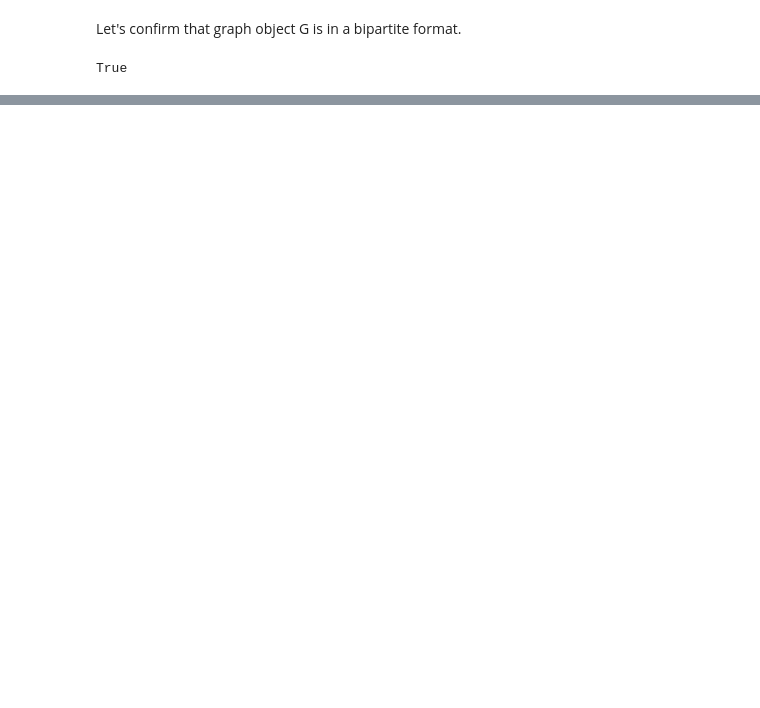
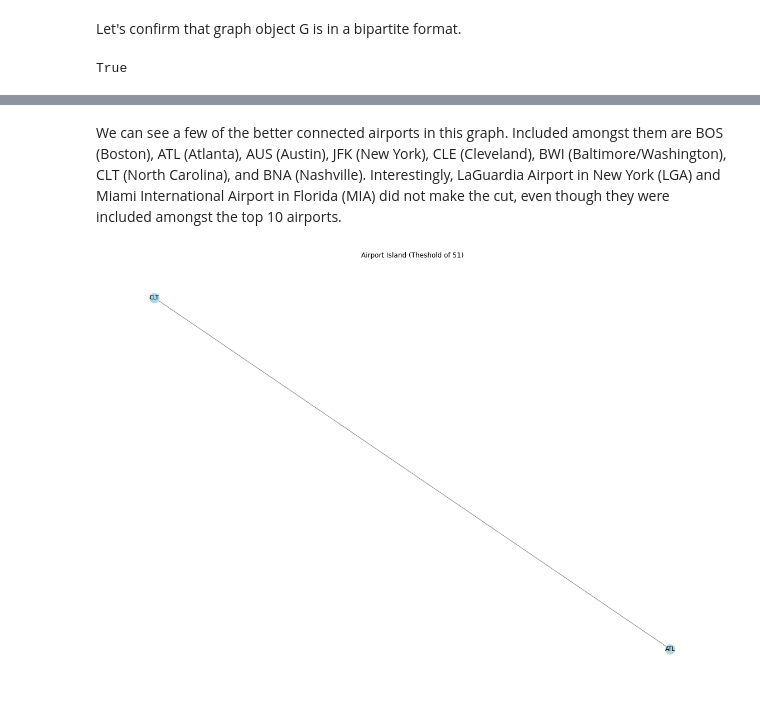
Before and after one commit to addsding/cuny-data620, a Jupyter notebook: week4_part1/Project2.ipynb, the cells around one changed output, grey strips where cells are left out. Drawn from its saved outputs; the diff is of its cells as text; code cells hidden in the pictures; blank space fills up the shorter version.

```diff
--- a/week4_part1/Project2.ipynb
+++ b/week4_part1/Project2.ipynb
@@ -333,0 +368,12 @@ Let's generate the connected components of our network.
+# %% [markdown]
+We can see a few of the better connected airports in this graph. Included amongst them are BOS (Boston), ATL (Atlanta), AUS (Austin), JFK (New York), CLE (Cleveland), BWI (Baltimore/Washington), CLT (North Carolina), and BNA (Nashville). Interestingly, LaGuardia Airport in New York (LGA) and Miami International Airport in Florida (MIA) did not make the cut, even though they were included amongst the top 10 airports.
+# %%
+plt.figure(figsize=(20,14))
+
+nx.draw_networkx(airport_islands[5][1], pos, node_size=300, font_size=10, node_color='lightblue', edge_color='grey')
+
+plt.title("Airport Island (Theshold of 51)")
+plt.axis("off")
+plt.show()
+# %% [output]
+[figure, added]
```
Also changed, not shown: parts of 60 cells of this notebook.
